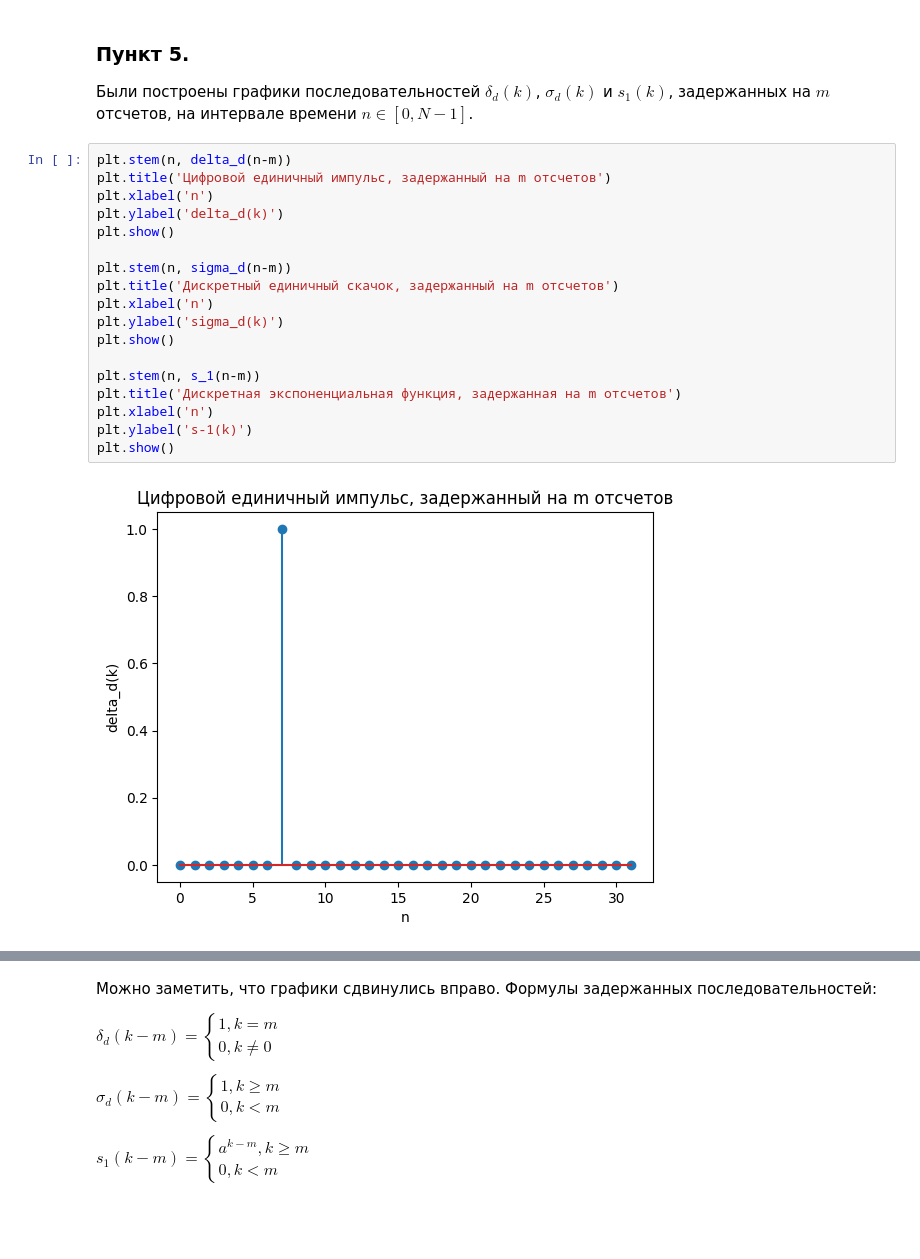
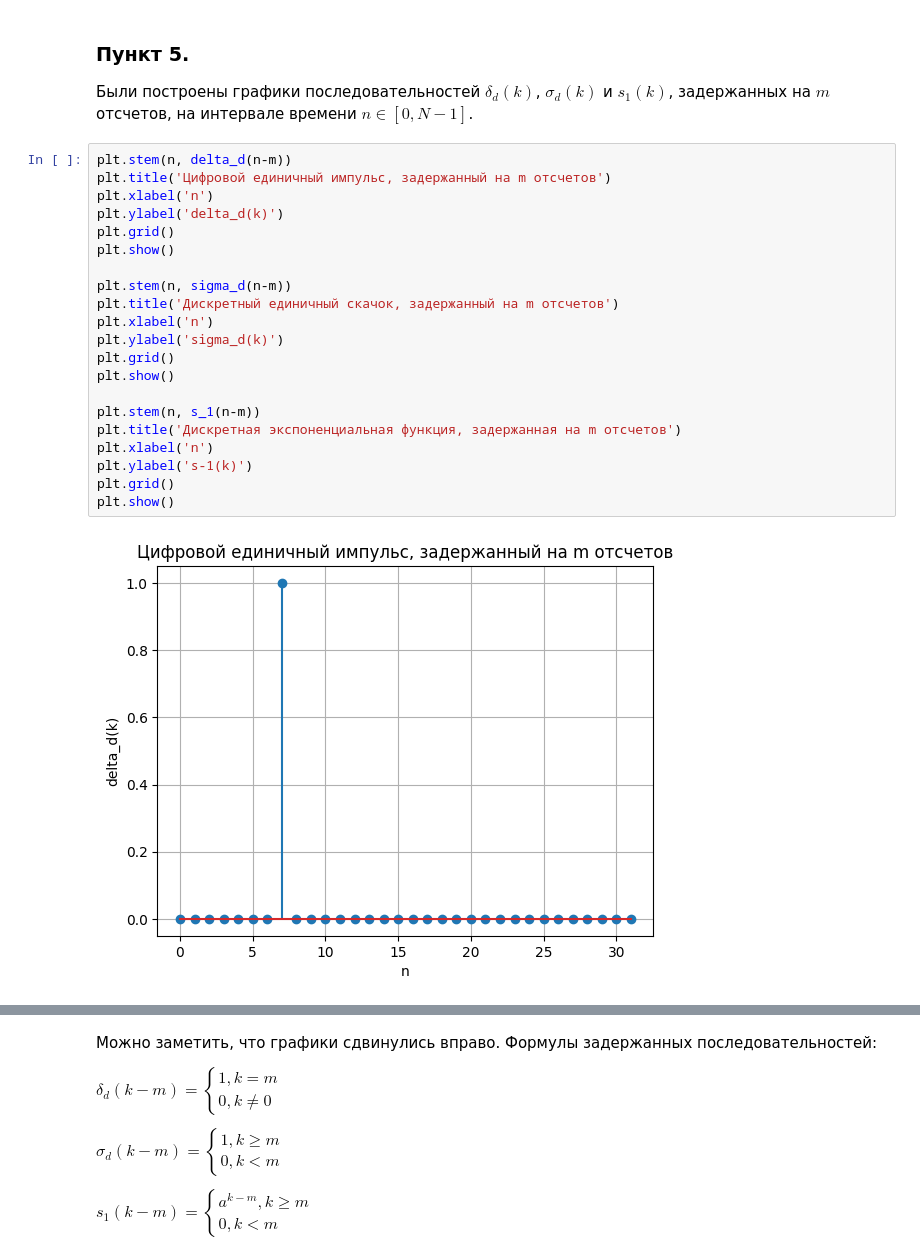
Before and after one commit to the-mvi/dsp-2023, a Jupyter notebook: 0382_Mikhailova_OD_Okhotnikova_GS/task1.ipynb, the cells around one changed output, grey strips where cells are left out. Cells and saved outputs as stored; diff of their text form; blank space fills up the shorter version.

```diff
--- a/0382_Mikhailova_OD_Okhotnikova_GS/task1.ipynb
+++ b/0382_Mikhailova_OD_Okhotnikova_GS/task1.ipynb
@@ -228,20 +236,23 @@ plt.show()
 # %%
 plt.stem(n, delta_d(n-m))
 plt.title('Цифровой единичный импульс, задержанный на m отсчетов')
 plt.xlabel('n')
 plt.ylabel('delta_d(k)')
+plt.grid()
 plt.show()
 
 plt.stem(n, sigma_d(n-m))
 plt.title('Дискретный единичный скачок, задержанный на m отсчетов')
 plt.xlabel('n')
 plt.ylabel('sigma_d(k)')
+plt.grid()
 plt.show()
 
 plt.stem(n, s_1(n-m))
 plt.title('Дискретная экспоненциальная функция, задержанная на m отсчетов')
 plt.xlabel('n')
 plt.ylabel('s-1(k)')
+plt.grid()
 plt.show()
 # %% [output]
-[figure, old version]
+[figure, new version]
```
Also changed, not shown: parts of 5 cells of this notebook.
